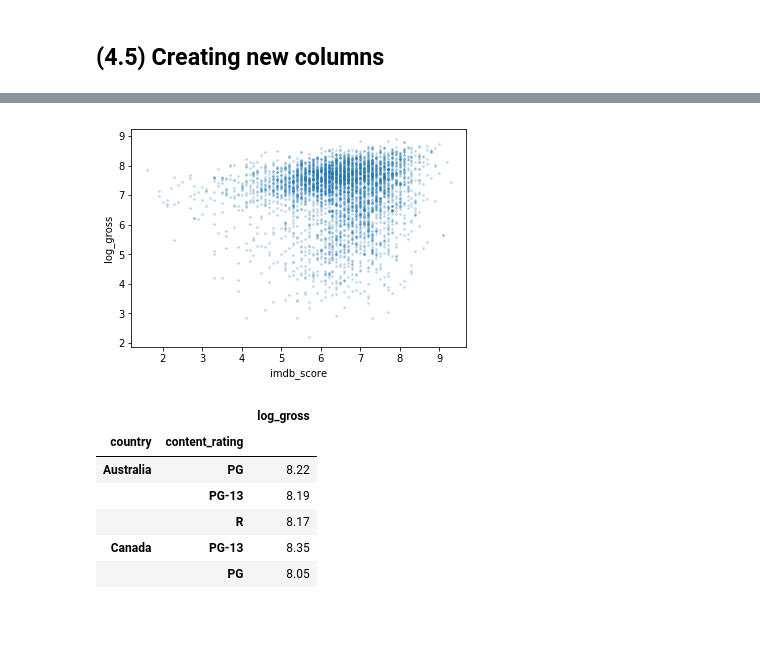
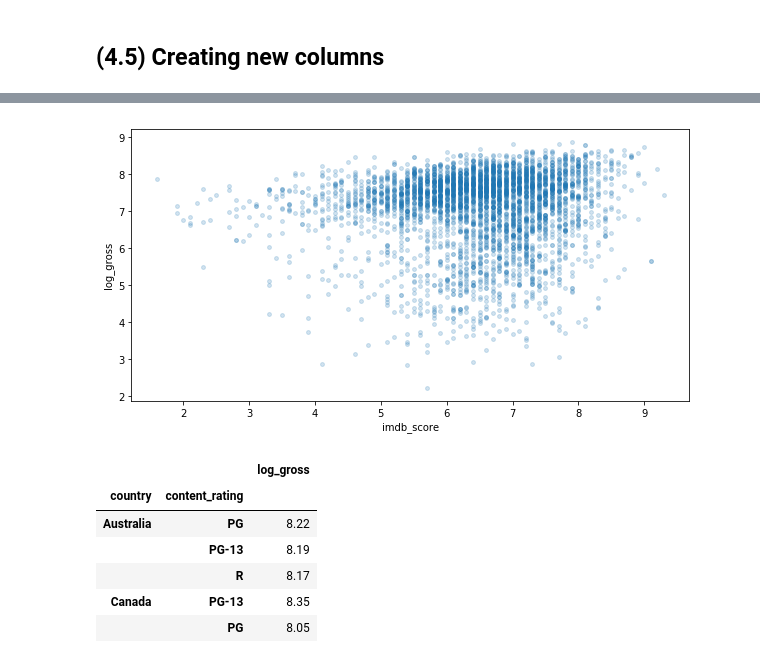
Before and after one commit to LowellWinston/awesome-pandas, a Jupyter notebook: tutorial/Tutorial.ipynb, the cells around one changed output, grey strips where cells are left out. Drawn from its saved outputs; the diff is of its cells as text; code cells hidden in the pictures; blank space fills up the shorter version.

```diff
--- a/tutorial/Tutorial.ipynb
+++ b/tutorial/Tutorial.ipynb
@@ -567,7 +622,7 @@ temp.head(2)
 | 0 | James Cameron | 760505847.0 | Avatar | USA | PG-13 | 7.9 | 8.881103 |
 | 1 | Gore Verbinski | 309404152.0 | Pirates of the Caribbean: At Worl... | USA | PG-13 | 7.1 | 8.490526 |
 # %%
-temp.plot.scatter(x='imdb_score', y='log_gross', alpha=0.2, s=3);
+temp.plot.scatter(x='imdb_score', y='log_gross', alpha=0.2, s=15, figsize=(10, 5));
 # %% [output]
-[figure, old version]
+[figure, new version]
 # %%
```
Also changed, not shown: parts of 105 cells of this notebook, 1 other file.
